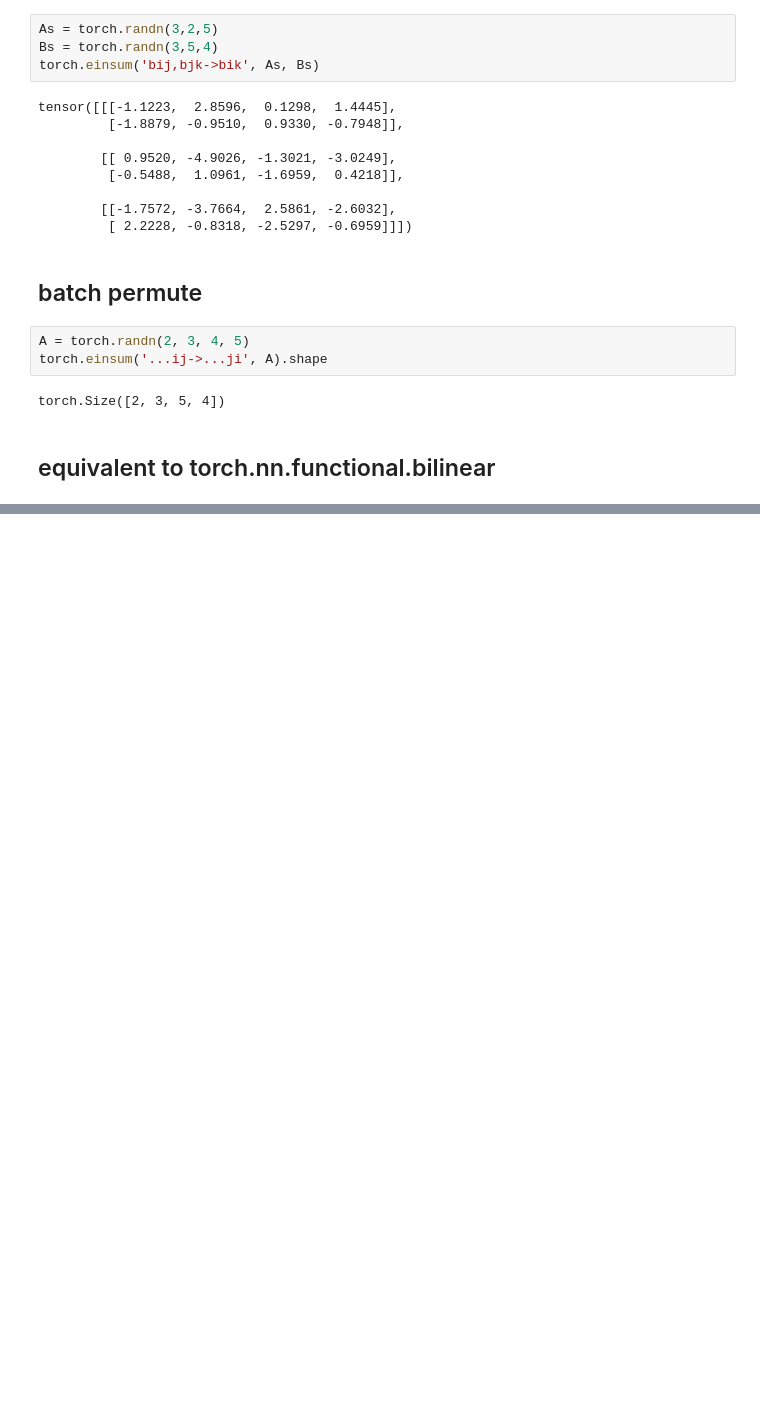
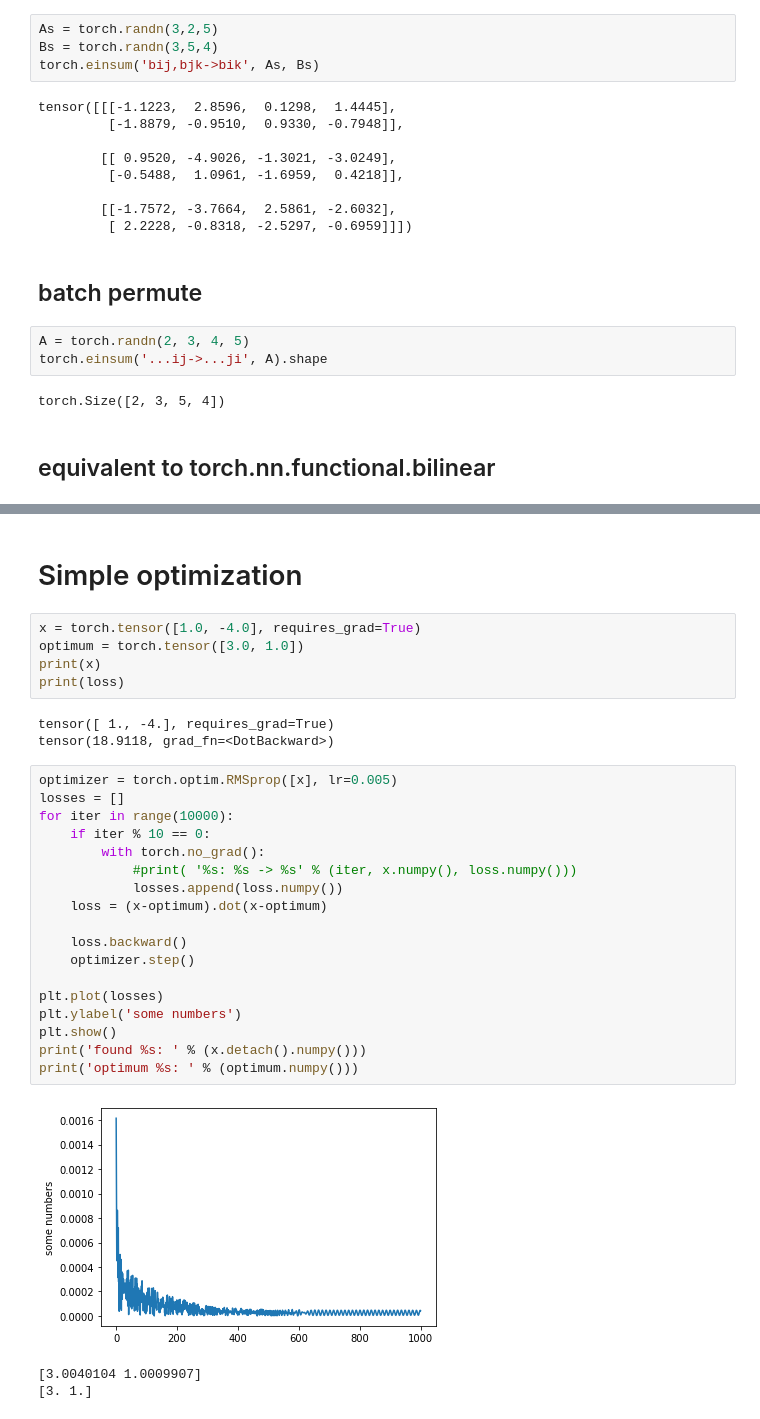
Before and after one commit to adiel2012/Pytorch-examples, a Jupyter notebook: 1_Basics.ipynb, the cells around one changed output, grey strips where cells are left out. Cells and saved outputs as stored; diff of their text form; blank space fills up the shorter version.

Commit message:
Simple optimization

```diff
--- a/1_Basics.ipynb
+++ b/1_Basics.ipynb
@@ -120,0 +125,32 @@ torch.einsum('bn,anm,bm->ba', l, A, r)
+# %% [markdown]
+# Simple optimization
+# %%
+x = torch.tensor([1.0, -4.0], requires_grad=True)
+optimum = torch.tensor([3.0, 1.0])
+print(x)
+print(loss)
+# %% [output]
+tensor([ 1., -4.], requires_grad=True)
+tensor(18.9118, grad_fn=<DotBackward>)
+# %%
+optimizer = torch.optim.RMSprop([x], lr=0.005)
+losses = []
+for iter in range(10000):
+    if iter % 10 == 0:
+        with torch.no_grad():
+            #print( '%s: %s -> %s' % (iter, x.numpy(), loss.numpy()))
+            losses.append(loss.numpy())
+    loss = (x-optimum).dot(x-optimum)
+
+    loss.backward()
+    optimizer.step()
+
+plt.plot(losses)
+plt.ylabel('some numbers')
+plt.show()
+print('found %s: ' % (x.detach().numpy()))
+print('optimum %s: ' % (optimum.numpy()))
+# %% [output]
+[figure, added]
+[3.0040104 1.0009907]
+[3. 1.]
```
Also changed, not shown: parts of 2 cells of this notebook.
